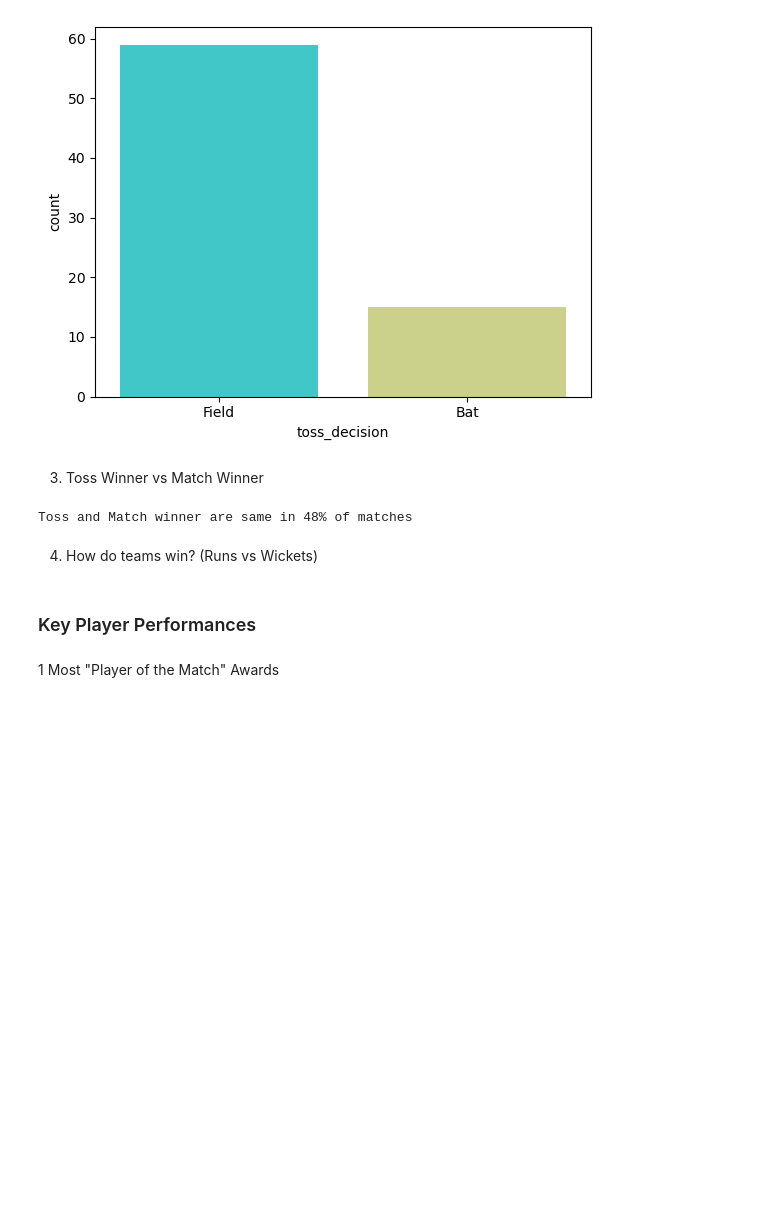
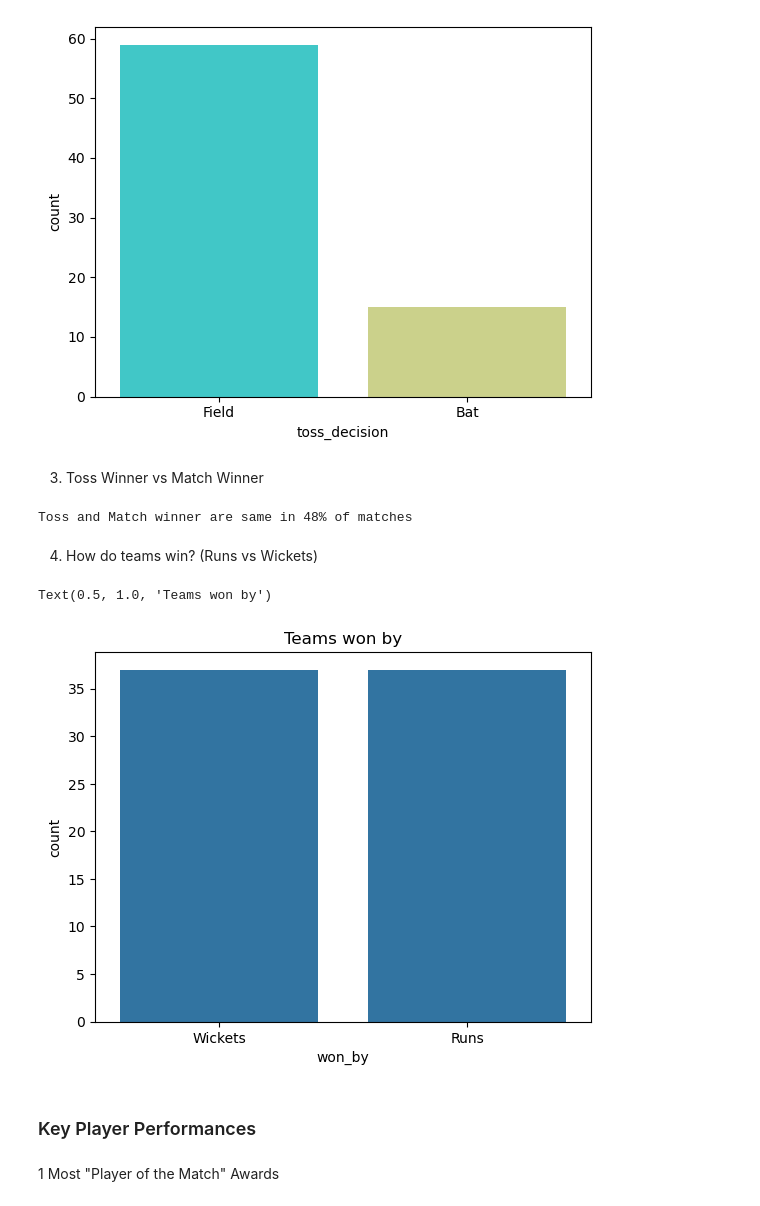
Before and after one commit to jatinvish-01/IPL-2022-capstone-project, a Jupyter notebook: IPL_Capstone_Project.ipynb, the cells around one changed output. Saved outputs shown, nothing was run; the diff lists cells and outputs as text; code cells hidden in the pictures; blank space fills up the shorter version.

```diff
--- a/IPL_Capstone_Project.ipynb
+++ b/IPL_Capstone_Project.ipynb
@@ -124,6 +124,12 @@ print(f"Toss and Match winner are same in {percentage.round(2)}% of matches")
 Toss and Match winner are same in 48% of matches
 # %% [markdown]
 4. How do teams win? (Runs vs Wickets)
+# %%
+sns.countplot(x = df['won_by'])
+plt.title("Teams won by")
+# %% [output]
+Text(0.5, 1.0, 'Teams won by')
+[figure, added]
 # %% [markdown]
 ###  Key Player Performances
 # %% [markdown]
```
Also changed, not shown: parts of 4 cells of this notebook.
